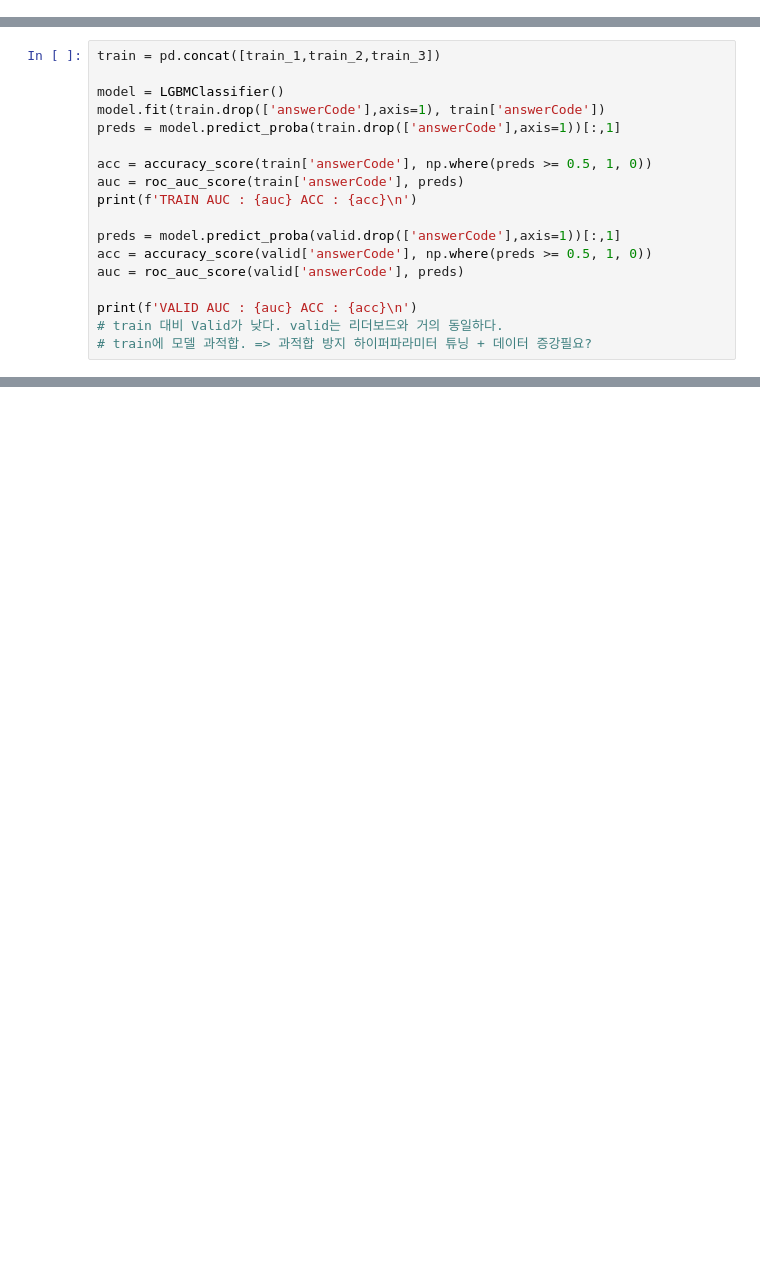
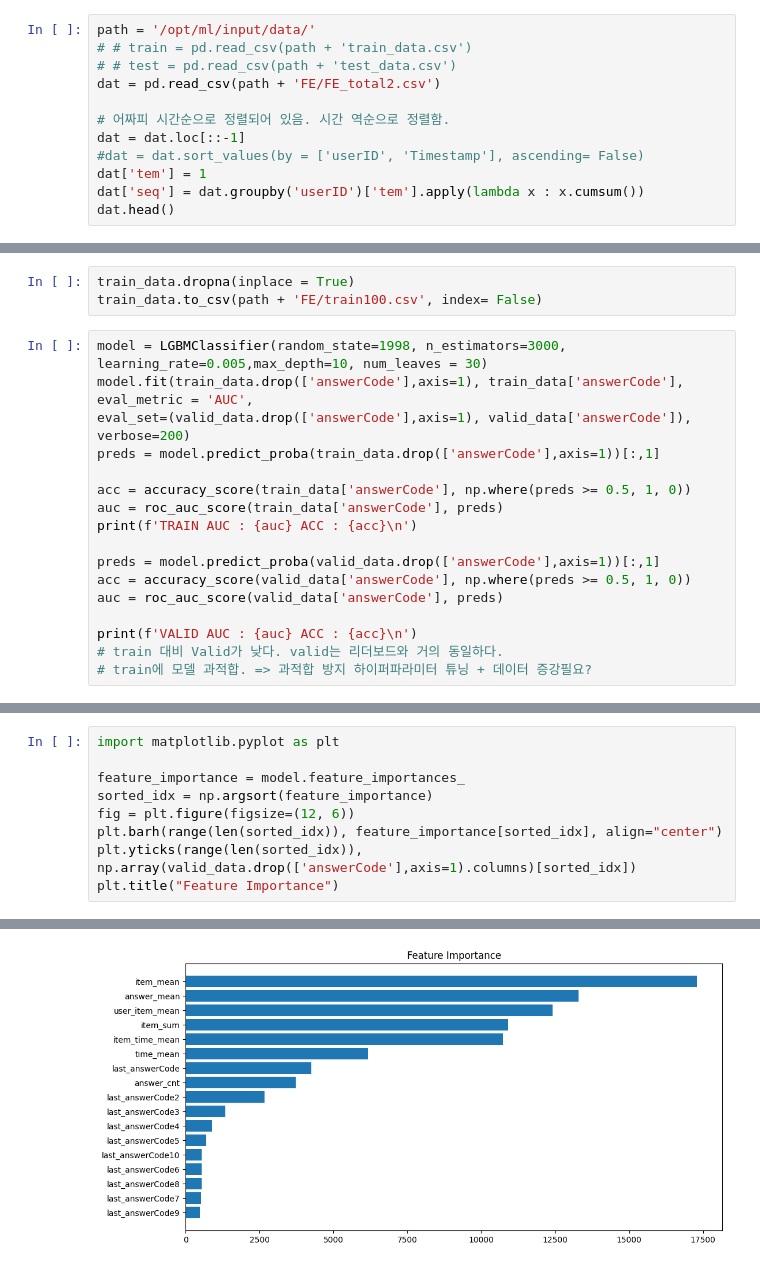
Before and after one commit to boostcampaitech4lv23recsys1/level2_dkt_recsys-level2-recsys-04, a Jupyter notebook: Boosting_ipynb/suyeon_KSYLGBM.ipynb, the cells around one changed output, grey strips where cells are left out. Saved outputs shown, nothing was run; the diff lists cells and outputs as text; blank space fills up the shorter version.

```diff
--- a/Boosting_ipynb/suyeon_KSYLGBM.ipynb
+++ b/Boosting_ipynb/suyeon_KSYLGBM.ipynb
@@ -35,0 +25,12 @@ _train_x_3, _train_3 = data_argument(_train_x_2)
+# %%
+path = '/opt/ml/input/data/'
+# # train = pd.read_csv(path + 'train_data.csv')
+# # test = pd.read_csv(path + 'test_data.csv')
+dat = pd.read_csv(path + 'FE/FE_total2.csv')
+
+# 어짜피 시간순으로 정렬되어 있음. 시간 역순으로 정렬함.
+dat = dat.loc[::-1]
+#dat = dat.sort_values(by = ['userID', 'Timestamp'], ascending= False)
+dat['tem'] = 1
+dat['seq'] = dat.groupby('userID')['tem'].apply(lambda x : x.cumsum())
+dat.head()
@@ -68,17 +148,19 @@ train_3 = data_merge(_train_x_3, _train_3)
+# %%
+train_data.dropna(inplace = True)
+train_data.to_csv(path + 'FE/train100.csv', index= False)
 # %%
-train = pd.concat([train_1,train_2,train_3])
+model = LGBMClassifier(random_state=1998, n_estimators=3000, learning_rate=0.005,max_depth=10, num_leaves = 30)
+model.fit(train_data.drop(['answerCode'],axis=1), train_data['answerCode'], eval_metric = 'AUC',
+eval_set=(valid_data.drop(['answerCode'],axis=1), valid_data['answerCode']), verbose=200)
+preds = model.predict_proba(train_data.drop(['answerCode'],axis=1))[:,1]
 
-model = LGBMClassifier()
-model.fit(train.drop(['answerCode'],axis=1), train['answerCode'])
-preds = model.predict_proba(train.drop(['answerCode'],axis=1))[:,1]
-
-acc = accuracy_score(train['answerCode'], np.where(preds >= 0.5, 1, 0))
-auc = roc_auc_score(train['answerCode'], preds)
+acc = accuracy_score(train_data['answerCode'], np.where(preds >= 0.5, 1, 0))
+auc = roc_auc_score(train_data['answerCode'], preds)
 print(f'TRAIN AUC : {auc} ACC : {acc}\n')
 
-preds = model.predict_proba(valid.drop(['answerCode'],axis=1))[:,1]
-acc = accuracy_score(valid['answerCode'], np.where(preds >= 0.5, 1, 0))
-auc = roc_auc_score(valid['answerCode'], preds)
+preds = model.predict_proba(valid_data.drop(['answerCode'],axis=1))[:,1]
+acc = accuracy_score(valid_data['answerCode'], np.where(preds >= 0.5, 1, 0))
+auc = roc_auc_score(valid_data['answerCode'], preds)
 
 print(f'VALID AUC : {auc} ACC : {acc}\n')
 # train 대비 Valid가 낮다. valid는 리더보드와 거의 동일하다.
@@ -89,0 +187,10 @@ VALID AUC : 0.7850297282254111 ACC : 0.7141897339424885
+# %%
+import matplotlib.pyplot as plt
+
+feature_importance = model.feature_importances_
+sorted_idx = np.argsort(feature_importance)
+fig = plt.figure(figsize=(12, 6))
+plt.barh(range(len(sorted_idx)), feature_importance[sorted_idx], align="center")
+plt.yticks(range(len(sorted_idx)), np.array(valid_data.drop(['answerCode'],axis=1).columns)[sorted_idx])
+plt.title("Feature Importance")
+# %% [output]
@@ -90,3 +198,4 @@ VALID AUC : 0.7850297282254111 ACC : 0.7141897339424885
+[figure, added]
 # %%
 # submission 제출하기 위한 코드
 
```
Also changed, not shown: parts of 10 cells of this notebook, 12 other files.
